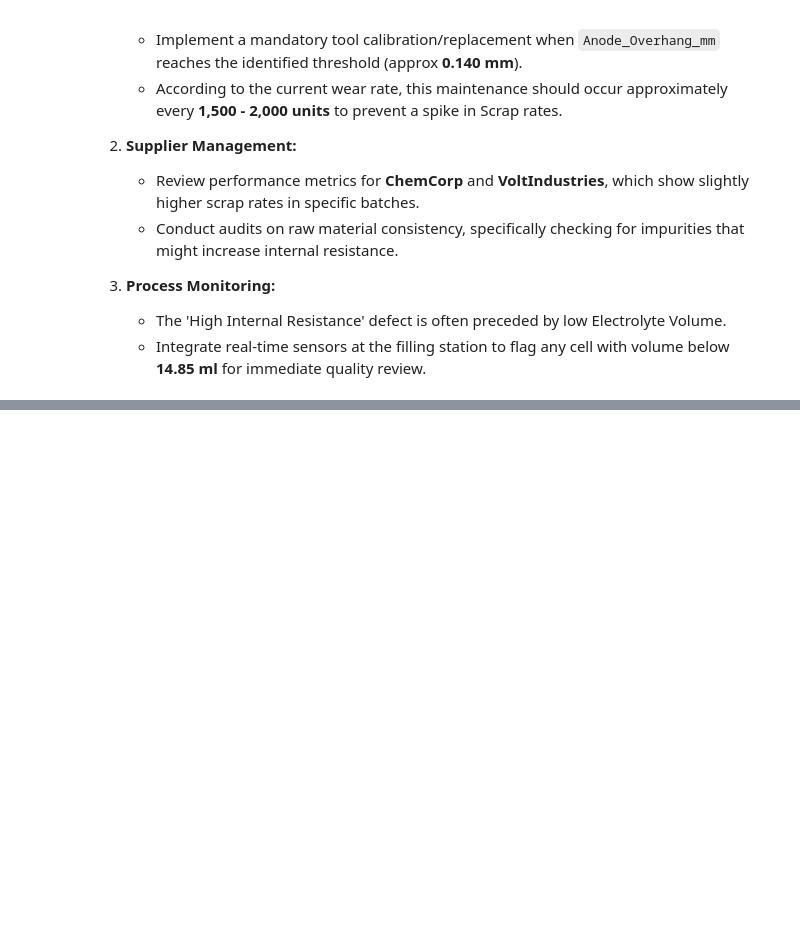
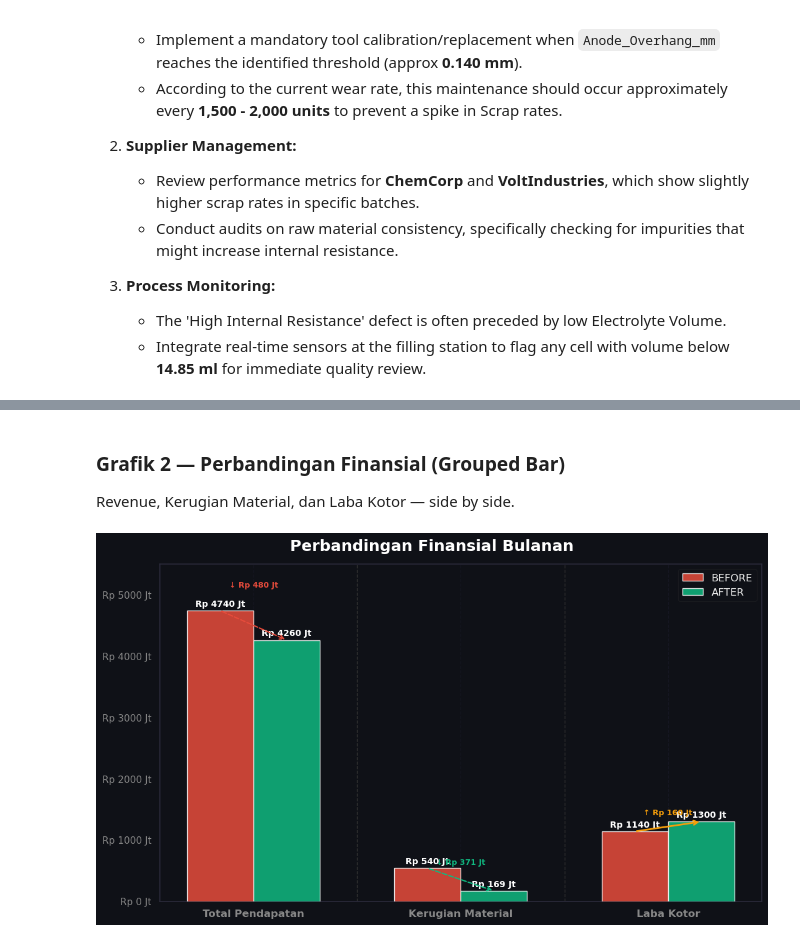
Before and after one commit to safalah/manufacturing-defect-analysis, a Jupyter notebook: ev_battery_qc_analysis.ipynb, the cells around one changed output, grey strips where cells are left out. Saved outputs shown, nothing was run; the diff lists cells and outputs as text; code cells hidden in the pictures; blank space fills up the shorter version.

```diff
--- a/ev_battery_qc_analysis.ipynb
+++ b/ev_battery_qc_analysis.ipynb
@@ -331,0 +440,53 @@ Based on the data-driven analysis of manufacturing parameters and battery qualit
+# %% [markdown]
+### Grafik 2 — Perbandingan Finansial (Grouped Bar)
+Revenue, Kerugian Material, dan Laba Kotor — side by side.
+# %%
+fig, ax = plt.subplots(figsize=(11, 6.5))
+fig.patch.set_facecolor(C_BG)
+
+categories = ['Total Pendapatan', 'Kerugian Material', 'Laba Kotor']
+before_vals = [revenue[0], material_loss[0], gross_profit[0]]
+after_vals  = [revenue[1], material_loss[1], gross_profit[1]]
+
+x = np.arange(len(categories))
+w = 0.32
+
+b1 = ax.bar(x - w/2, before_vals, w, label='BEFORE', color=C_RED, alpha=0.85, zorder=3)
+b2 = ax.bar(x + w/2, after_vals,  w, label='AFTER',  color=C_GREEN, alpha=0.85, zorder=3)
+
+# Value label
+for bars in [b1, b2]:
+    for bar in bars:
+        h = bar.get_height()
+        ax.text(bar.get_x() + bar.get_width()/2, h + 40e6,
+                fmt_juta(h), ha='center', va='bottom', fontsize=10, fontweight='bold', color='white')
+
+# Garis pemisah visual antara "buruk" dan "baik"
+ax.axvline(0.5, color='#333', ls='--', lw=1)
+ax.axvline(1.5, color='#333', ls='--', lw=1)
+
+# Panah penurunan & kenaikan
+ax.annotate('', xy=(0+w/2, revenue[1]), xytext=(0-w/2, revenue[0]),
+            arrowprops=dict(arrowstyle='->', color=C_RED, lw=1.5, ls='--'))
+ax.annotate('', xy=(1+w/2, material_loss[1]), xytext=(1-w/2, material_loss[0]),
+            arrowprops=dict(arrowstyle='->', color=C_GREEN, lw=1.5, ls='--'))
+ax.annotate('', xy=(2+w/2, gross_profit[1]), xytext=(2-w/2, gross_profit[0]),
+            arrowprops=dict(arrowstyle='->', color=C_GOLD, lw=2))
+
+ax.text(0, max(revenue)*1.08, '↓ Rp 480 Jt', ha='center', fontsize=9, color=C_RED, fontweight='bold')
+ax.text(1, material_loss[0]*1.12, '↓ Rp 371 Jt', ha='center', fontsize=9, color=C_GREEN, fontweight='bold')
+ax.text(2, max(gross_profit)*1.08, '↑ Rp 160 Jt', ha='center', fontsize=9, color=C_GOLD, fontweight='bold')
+
+ax.set_xticks(x)
+ax.set_xticklabels(categories, fontsize=12, fontweight='bold')
+ax.yaxis.set_major_formatter(mticker.FuncFormatter(fmt_juta))
+ax.set_ylim(0, 5.5e9)
+ax.legend(fontsize=12, framealpha=0.3, edgecolor='#333')
+ax.grid(axis='y')
+
+fig.suptitle('Perbandingan Finansial Bulanan', fontsize=18, fontweight='bold', y=0.97, color='white')
+plt.tight_layout()
+plt.savefig('chart_2_finansial.png', dpi=180, bbox_inches='tight', facecolor=C_BG)
+plt.show()
+# %% [output]
+[figure, added]
```
Also changed, not shown: parts of 7 cells of this notebook.
